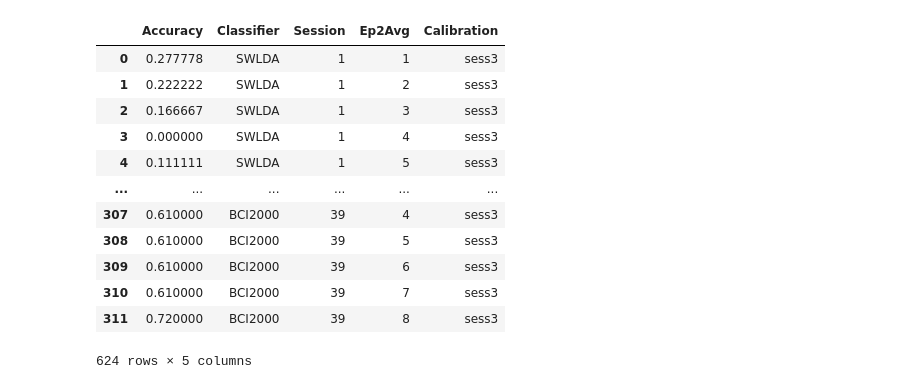
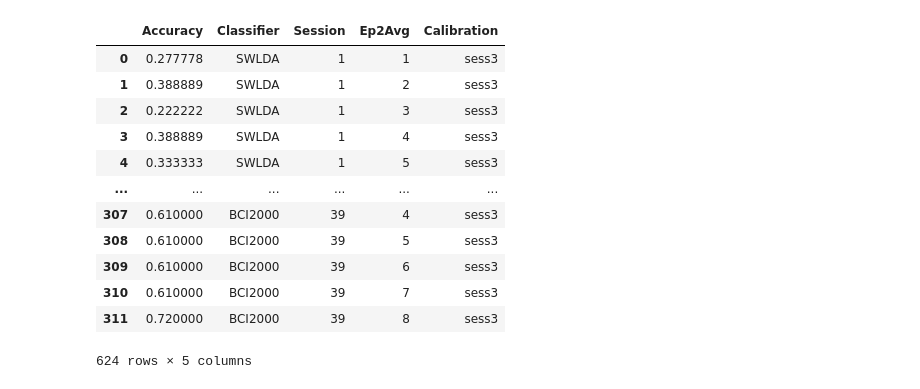
Before and after one commit to iamraP/P300ClassifierComparison, a Jupyter notebook: testing_stuff.ipynb, the cells around one changed output. Saved outputs shown, nothing was run; the diff lists cells and outputs as text; code cells hidden in the pictures.

```diff
--- a/testing_stuff.ipynb
+++ b/testing_stuff.ipynb
@@ -6,35 +6,35 @@ import pickle
 # %%
 #loading the data of the python classifiers
 
-sess3 = pd.read_csv(r"C:\Users\map92fg\Documents\Software\P300_Classification\data_thesis\Classsifier_Results\accuracies_swlda.csv")
+sess3 = pd.read_csv(r"C:\Users\map92fg\Documents\Software\P300_Classification\data_thesis\Classsifier_Results\accuracies_swlda_900ms.csv")
 
 # renaming sess3ions so that the Session number corresponds to the measuring day
 
 dic = dict(zip(sess3["Session"].unique(),list(range(1,40))))
 sess3["Session"] = sess3["Session"].replace(dic)
 
 #loading the BCI2000 data from a text file
 
 bci2k = pd.read_fwf(r"C:\Users\map92fg\Documents\Software\P300_Classification\data_thesis\Classsifier_Results\bci2000_sessionwise.txt",header=None)[[0,1]].to_numpy()
 temp_df = pd.DataFrame(columns=["Accuracy", "Classifier", "Session", "Ep2Avg"])
 temp_df["Accuracy"] = bci2k[:,1]*0.01
 temp_df["Classifier"] = "BCI2000"
 temp_df["Session"] =  [i for i in range(1,int(len(bci2k)/8)+1) for _ in range(8)]
 temp_df["Ep2Avg"] = bci2k[:,0]
 temp_df
 
 # concatation of the dataframes and added the attribute calibration mode and ITR
 
 sess3 = sess3.append(temp_df)
 sess3["Calibration"] = "sess3"
 sess3
 # %% [output]
 |  | Accuracy | Classifier | Session | Ep2Avg | Calibration |
 | 0 | 0.277778 | SWLDA | 1 | 1 | sess3 |
-| 1 | 0.222222 | SWLDA | 1 | 2 | sess3 |
-| 2 | 0.166667 | SWLDA | 1 | 3 | sess3 |
-| 3 | 0.000000 | SWLDA | 1 | 4 | sess3 |
-| 4 | 0.111111 | SWLDA | 1 | 5 | sess3 |
+| 1 | 0.388889 | SWLDA | 1 | 2 | sess3 |
+| 2 | 0.222222 | SWLDA | 1 | 3 | sess3 |
+| 3 | 0.388889 | SWLDA | 1 | 4 | sess3 |
+| 4 | 0.333333 | SWLDA | 1 | 5 | sess3 |
 | ... | ... | ... | ... | ... | ... |
 | 307 | 0.610000 | BCI2000 | 39 | 4 | sess3 |
 | 308 | 0.610000 | BCI2000 | 39 | 5 | sess3 |
```
Also changed, not shown: parts of 3 cells of this notebook, 4 other files.
